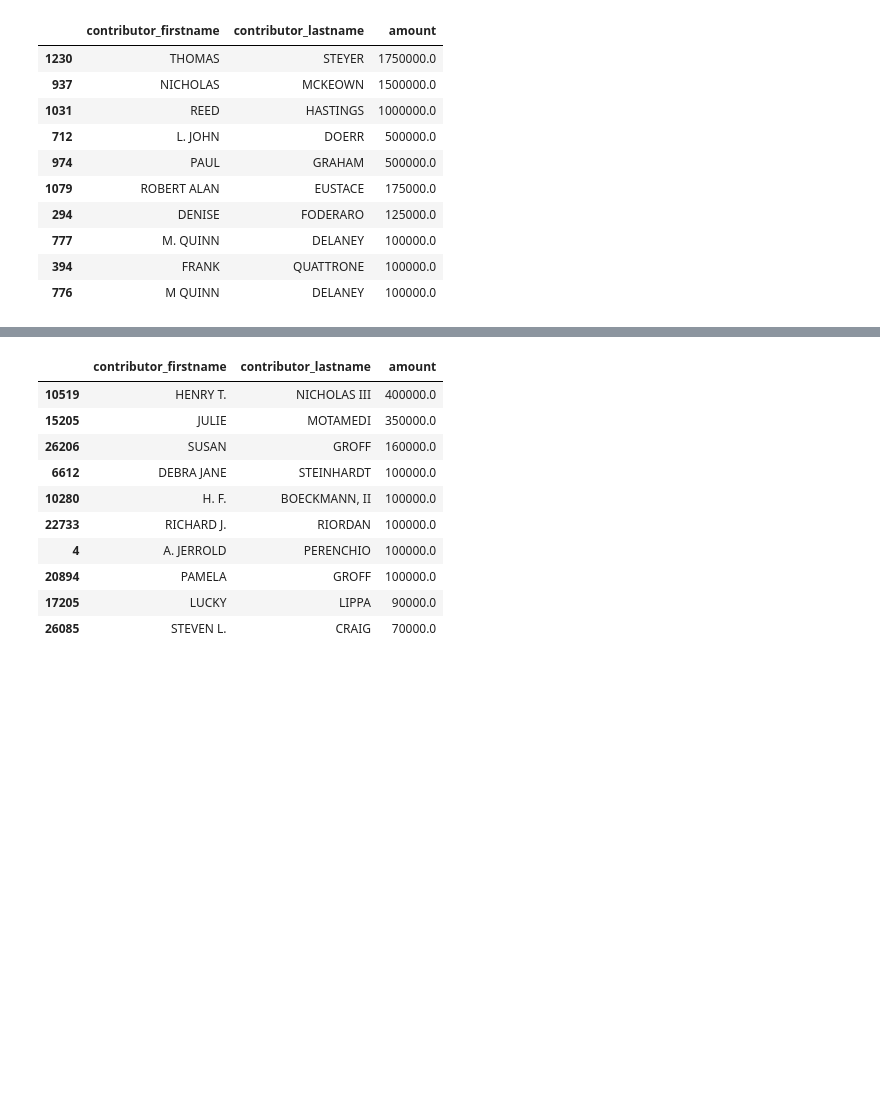
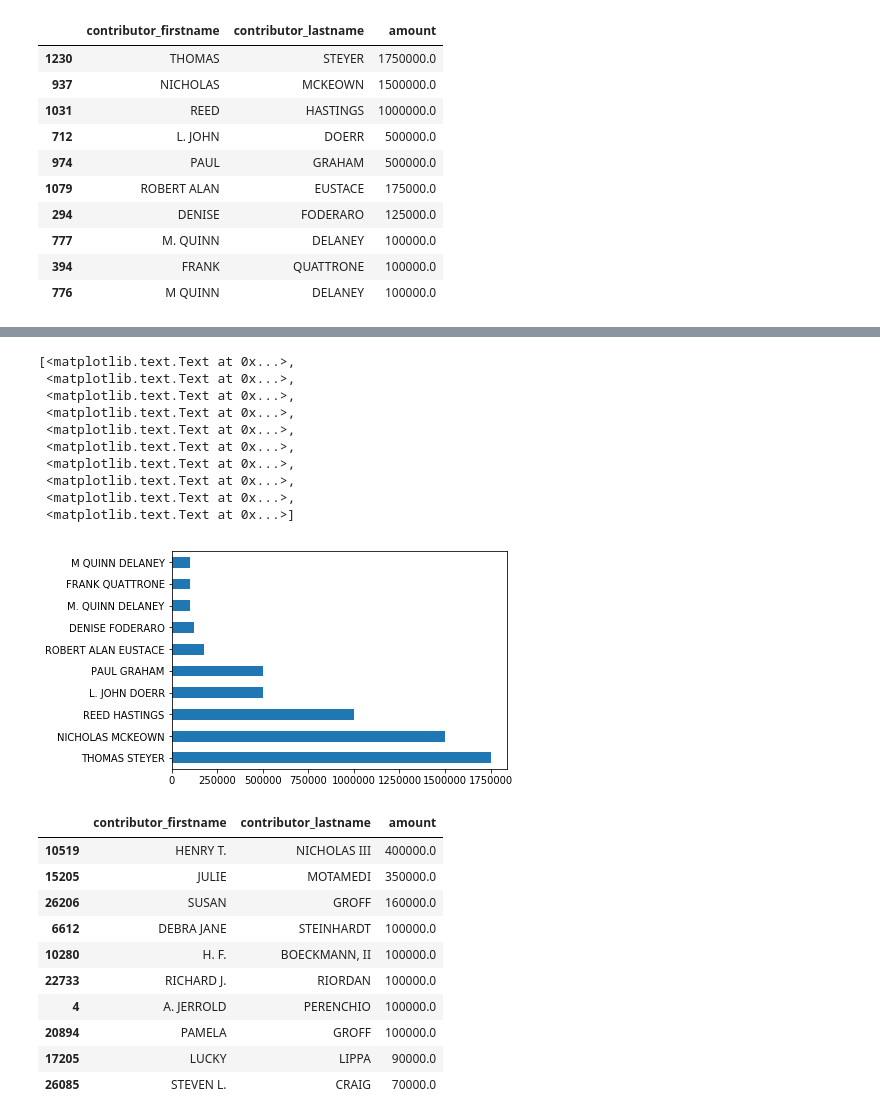
Before and after one commit to jlinGG/first-python-notebook, a Jupyter notebook: Prop-66.ipynb, the cells around one changed output, grey strips where cells are left out. Saved outputs shown, nothing was run; the diff lists cells and outputs as text; code cells hidden in the pictures; blank space fills up the shorter version.

Commit message:
Add charts

```diff
--- a/Prop-66.ipynb
+++ b/Prop-66.ipynb
@@ -125,7 +127,8 @@ support.sort_values("amount",ascending = False).head()
 ### The supporters and opposers had about equal contribution amounts.
 # %%
 #Top 10 Opposing contributors
-oppose.groupby(['contributor_firstname','contributor_lastname']).amount.sum().reset_index().sort_values("amount",ascending = False).head(10)
+top_opposed = oppose.groupby(['contributor_firstname','contributor_lastname']).amount.sum().reset_index().sort_values("amount",ascending = False).head(10)
+top_opposed
 # %% [output]
 |  | contributor_firstname | contributor_lastname | amount |
 | 1230 | THOMAS | STEYER | 1750000.0 |
@@ -138,3 +141,6 @@ oppose.groupby(['contributor_firstname','contributor_lastname']).amount.sum().re
 | 777 | M. QUINN | DELANEY | 100000.0 |
 | 394 | FRANK | QUATTRONE | 100000.0 |
 | 776 | M QUINN | DELANEY | 100000.0 |
+# %%
+top_opposed['contributor_fullname']=top_opposed.contributor_firstname + " " + top_opposed.contributor_lastname
+top_opposed.head()
@@ -141,2 +154,17 @@ oppose.groupby(['contributor_firstname','contributor_lastname']).amount.sum().re
+# %%
+o_chart = top_opposed.amount.plot.barh()
+o_chart.set_yticklabels(top_opposed.contributor_fullname)
+# %% [output]
+[<matplotlib.text.Text at 0x...>,
+ <matplotlib.text.Text at 0x...>,
+ <matplotlib.text.Text at 0x...>,
+ <matplotlib.text.Text at 0x...>,
+ <matplotlib.text.Text at 0x...>,
+ <matplotlib.text.Text at 0x...>,
+ <matplotlib.text.Text at 0x...>,
+ <matplotlib.text.Text at 0x...>,
+ <matplotlib.text.Text at 0x...>,
+ <matplotlib.text.Text at 0x...>]
+[figure, added]
 # %%
 #Top 10 supporters by contribution amount
```
Also changed, not shown: parts of 6 cells of this notebook.
